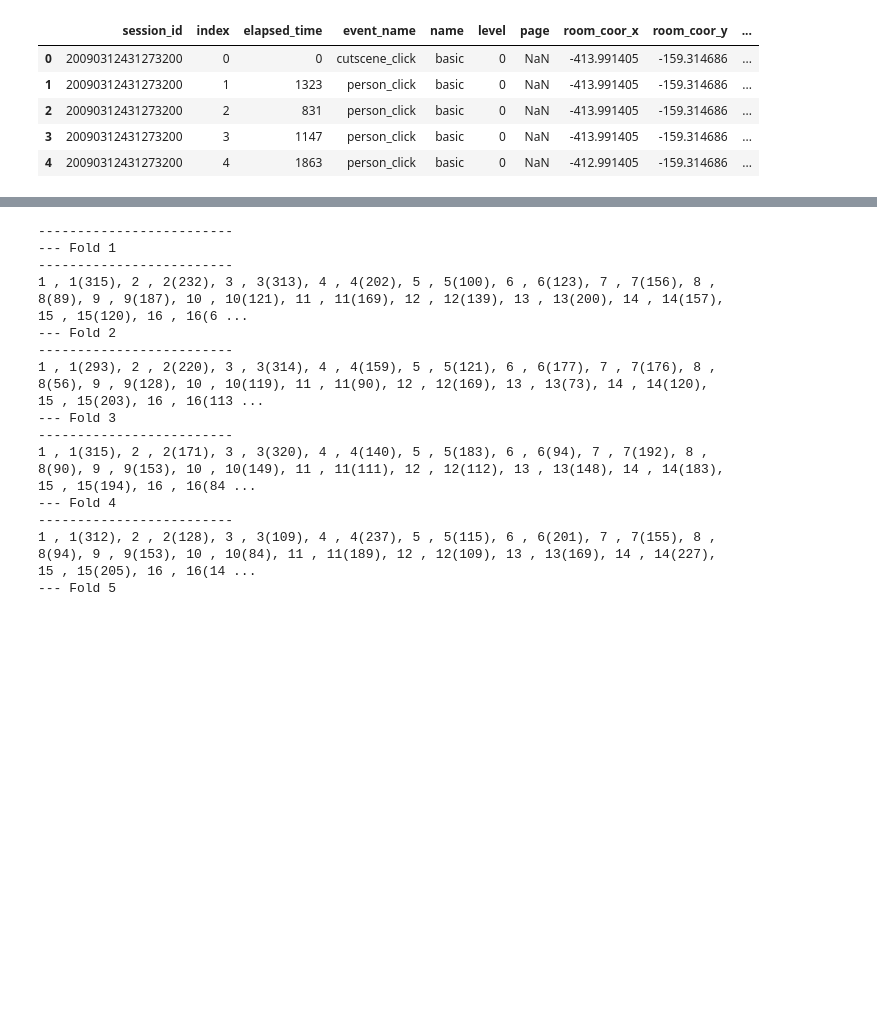
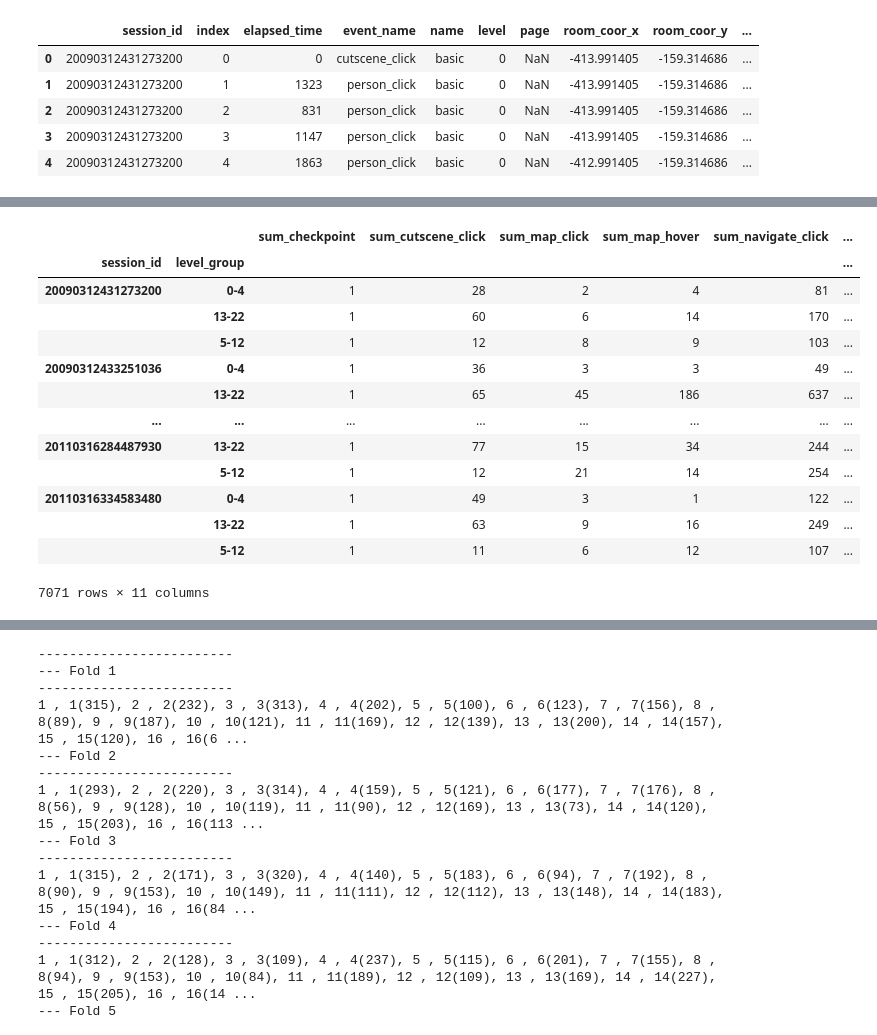
Before and after one commit to sitsawek/predict_student_performance_from_game_play, a Jupyter notebook: predict-student-performance-from-game-play.ipynb, the cells around one changed output, grey strips where cells are left out. Cells and saved outputs as stored; diff of their text form; code cells hidden in the pictures; blank space fills up the shorter version.

```diff
--- a/predict-student-performance-from-game-play.ipynb
+++ b/predict-student-performance-from-game-play.ipynb
@@ -343,0 +352,18 @@ a = feature_engineer(df_train_resize)
+# %%
+test = pd.get_dummies(df_train_resize['event_name']).columns
+df_train_resize.groupby(['session_id', 'level_group'])[test].sum().rename(columns=lambda x: 'sum_' + x)
+# %% [output]
+|  |  | sum_checkpoint | sum_cutscene_click | sum_map_click | sum_map_hover | sum_navigate_click | ... |
+| session_id | level_group |  |  |  |  |  | ... |
+| 20090312431273200 | 0-4 | 1 | 28 | 2 | 4 | 81 | ... |
+|  | 13-22 | 1 | 60 | 6 | 14 | 170 | ... |
+|  | 5-12 | 1 | 12 | 8 | 9 | 103 | ... |
+| 20090312433251036 | 0-4 | 1 | 36 | 3 | 3 | 49 | ... |
+|  | 13-22 | 1 | 65 | 45 | 186 | 637 | ... |
+| ... | ... | ... | ... | ... | ... | ... | ... |
+| 20110316284487930 | 13-22 | 1 | 77 | 15 | 34 | 244 | ... |
+|  | 5-12 | 1 | 12 | 21 | 14 | 254 | ... |
+| 20110316334583480 | 0-4 | 1 | 49 | 3 | 1 | 122 | ... |
+|  | 13-22 | 1 | 63 | 9 | 16 | 249 | ... |
+|  | 5-12 | 1 | 11 | 6 | 12 | 107 | ... |
+7071 rows × 11 columns
```
Also changed, not shown: parts of 12 cells of this notebook.
